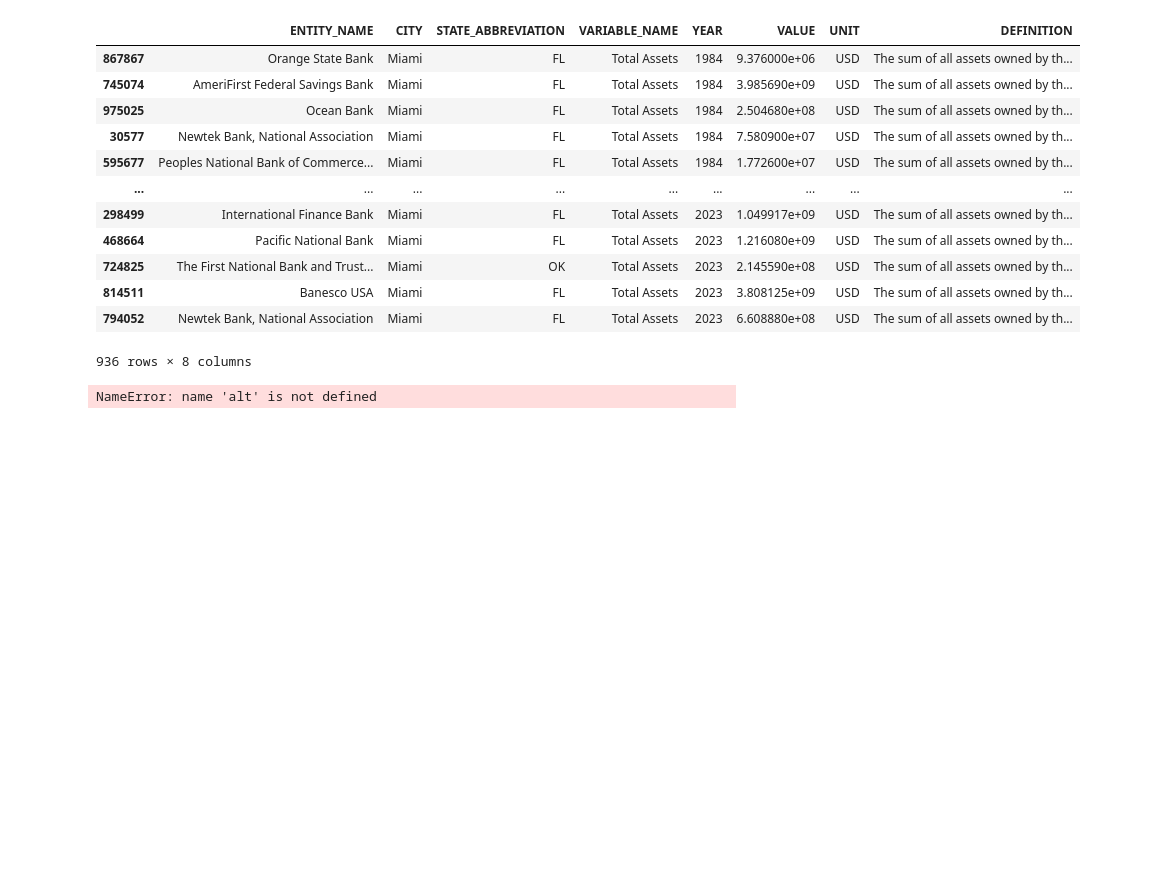
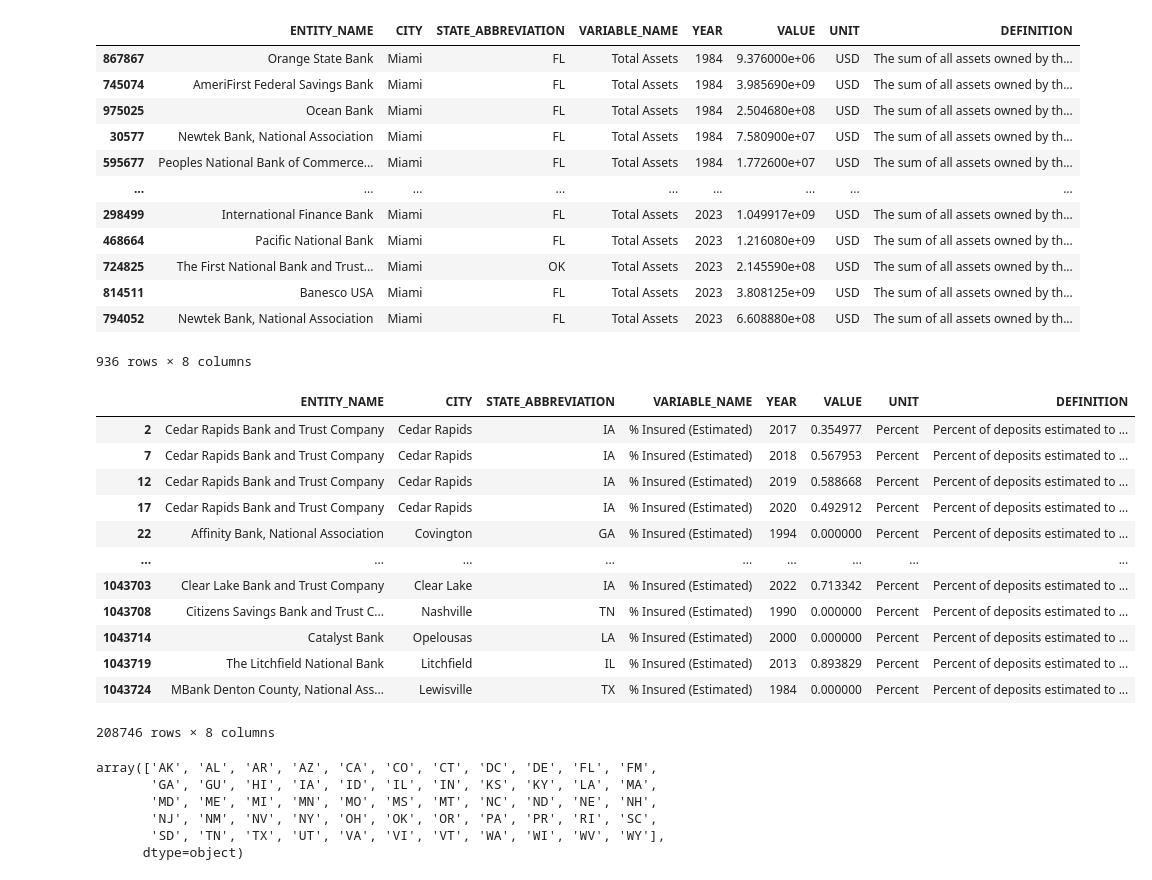
Before and after one commit to vksk0258/snowflake-streamlit, a Jupyter notebook: query.ipynb, the cells around one changed output. Saved outputs shown, nothing was run; the diff lists cells and outputs as text; code cells hidden in the pictures; blank space fills up the shorter version.

```diff
--- a/query.ipynb
+++ b/query.ipynb
@@ -67,30 +68,30 @@ filtered_df_city
 | 814511 | Banesco USA | Miami | FL | Total Assets | 2023 | 3.808125e+09 | USD | The sum of all assets owned by th... |
 | 794052 | Newtek Bank, National Association | Miami | FL | Total Assets | 2023 | 6.608880e+08 | USD | The sum of all assets owned by th... |
 936 rows × 8 columns
-# %%
-timeline_chart = alt.Chart(
-    df_total
-    ).mark_area(
-        line={'color':'darkgreen'},
-        interpolate='basis',
-        color=alt.Gradient(
-            gradient='linear',
-            stops=[
-                alt.GradientStop(color='white', offset=0),
-                alt.GradientStop(color='darkgreen', offset=1)
-                ],
-            x1=1,
-            x2=1,
-            y1=1,
-            y2=0
-            )
-    ).encode( # https://altair-viz.github.io/user_guide/encodings/index.html#encoding-data-types
-        x=alt.X('YEAR', title=''),
-        y=alt.Y('VALUE', title='구매 건 수')
-    ).properties(
-        height=300
-    ).interactive()
-
-timeline_chart
-# %% [output]
-NameError: name 'alt' is not defined
+# %%
+df_Insured = df[df['VARIABLE_NAME'].str.contains('Insured')]
+df_Insured
+# %% [output]
+|  | ENTITY_NAME | CITY | STATE_ABBREVIATION | VARIABLE_NAME | YEAR | VALUE | UNIT | DEFINITION |
+| 2 | Cedar Rapids Bank and Trust Company | Cedar Rapids | IA | % Insured (Estimated) | 2017 | 0.354977 | Percent | Percent of deposits estimated to ... |
+| 7 | Cedar Rapids Bank and Trust Company | Cedar Rapids | IA | % Insured (Estimated) | 2018 | 0.567953 | Percent | Percent of deposits estimated to ... |
+| 12 | Cedar Rapids Bank and Trust Company | Cedar Rapids | IA | % Insured (Estimated) | 2019 | 0.588668 | Percent | Percent of deposits estimated to ... |
+| 17 | Cedar Rapids Bank and Trust Company | Cedar Rapids | IA | % Insured (Estimated) | 2020 | 0.492912 | Percent | Percent of deposits estimated to ... |
+| 22 | Affinity Bank, National Association | Covington | GA | % Insured (Estimated) | 1994 | 0.000000 | Percent | Percent of deposits estimated to ... |
+| ... | ... | ... | ... | ... | ... | ... | ... | ... |
+| 1043703 | Clear Lake Bank and Trust Company | Clear Lake | IA | % Insured (Estimated) | 2022 | 0.713342 | Percent | Percent of deposits estimated to ... |
+| 1043708 | Citizens Savings Bank and Trust C... | Nashville | TN | % Insured (Estimated) | 1990 | 0.000000 | Percent | Percent of deposits estimated to ... |
+| 1043714 | Catalyst Bank | Opelousas | LA | % Insured (Estimated) | 2000 | 0.000000 | Percent | Percent of deposits estimated to ... |
+| 1043719 | The Litchfield National Bank | Litchfield | IL | % Insured (Estimated) | 2013 | 0.893829 | Percent | Percent of deposits estimated to ... |
+| 1043724 | MBank Denton County, National Ass... | Lewisville | TX | % Insured (Estimated) | 1984 | 0.000000 | Percent | Percent of deposits estimated to ... |
+208746 rows × 8 columns
+# %%
+state_name_options_Insured = np.sort(df_Insured['STATE_ABBREVIATION'].unique())
+state_name_options_Insured
+# %% [output]
+array(['AK', 'AL', 'AR', 'AZ', 'CA', 'CO', 'CT', 'DC', 'DE', 'FL', 'FM',
+       'GA', 'GU', 'HI', 'IA', 'ID', 'IL', 'IN', 'KS', 'KY', 'LA', 'MA',
+       'MD', 'ME', 'MI', 'MN', 'MO', 'MS', 'MT', 'NC', 'ND', 'NE', 'NH',
+       'NJ', 'NM', 'NV', 'NY', 'OH', 'OK', 'OR', 'PA', 'PR', 'RI', 'SC',
+       'SD', 'TN', 'TX', 'UT', 'VA', 'VI', 'VT', 'WA', 'WI', 'WV', 'WY'],
+      dtype=object)
```
Also changed, not shown: parts of 9 cells of this notebook, 4 other files.
